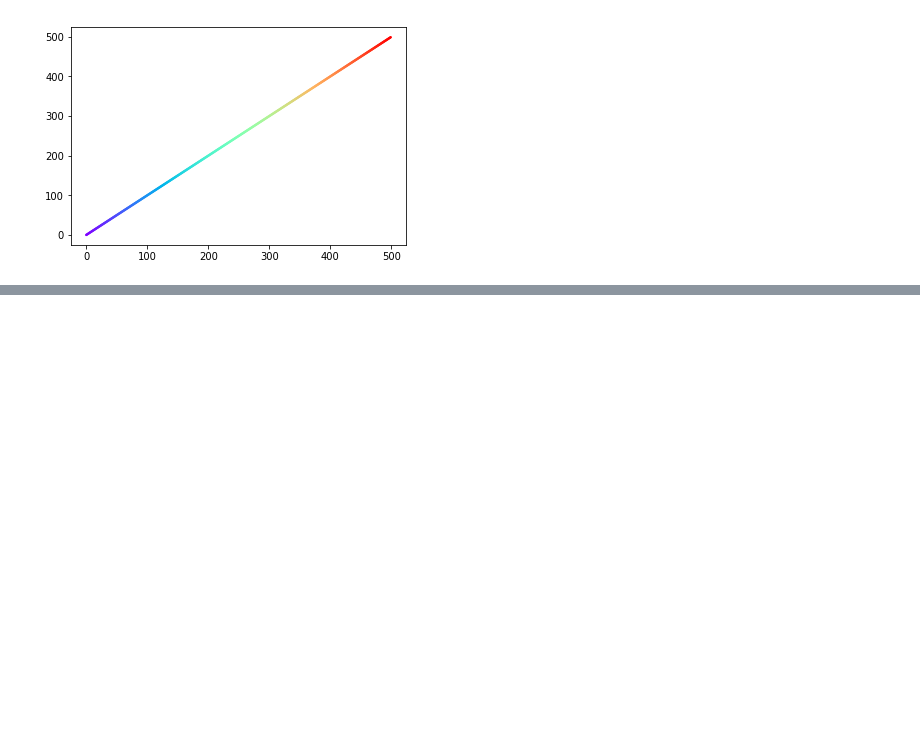
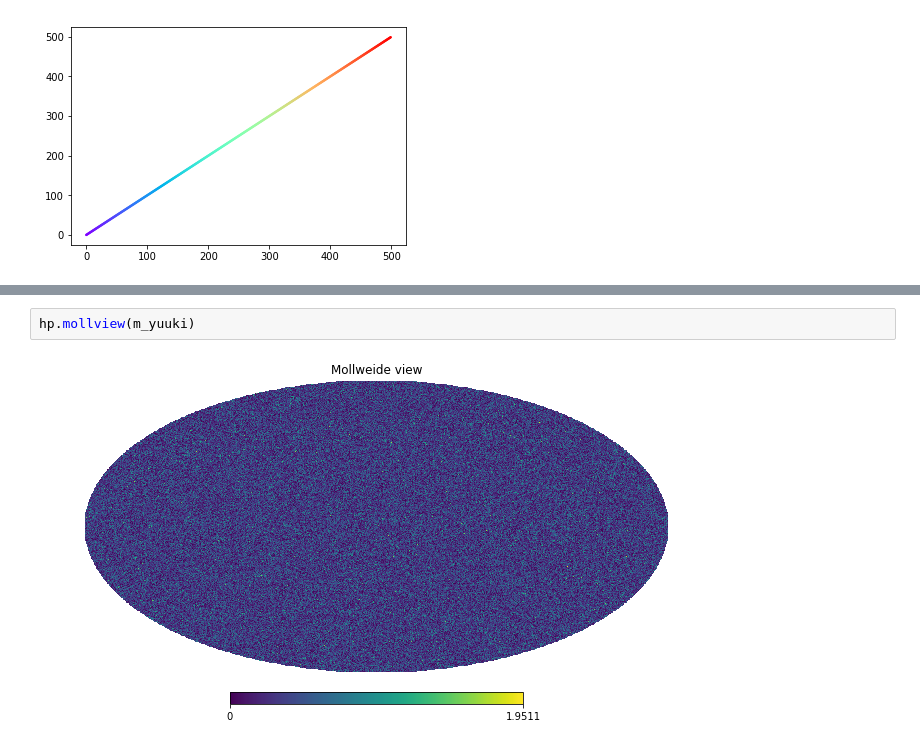
Before and after one commit to LSSTDESC/txpipe-cosmodc2, a Jupyter notebook: notebooks/CheckTXPipeOutputs.ipynb, the cells around one changed output, grey strips where cells are left out. Drawn from its saved outputs; the diff is of its cells as text; blank space fills up the shorter version.

```diff
--- a/notebooks/CheckTXPipeOutputs.ipynb
+++ b/notebooks/CheckTXPipeOutputs.ipynb
@@ -239,0 +404,4 @@ sc = plt.scatter(ra, dec, c=patch, cmap=cm, s=2, vmin=0)
+# %%
+hp.mollview(m_yuuki)
+# %% [output]
+[figure, added]
```
Also changed, not shown: parts of 53 cells of this notebook, 4 other files.
